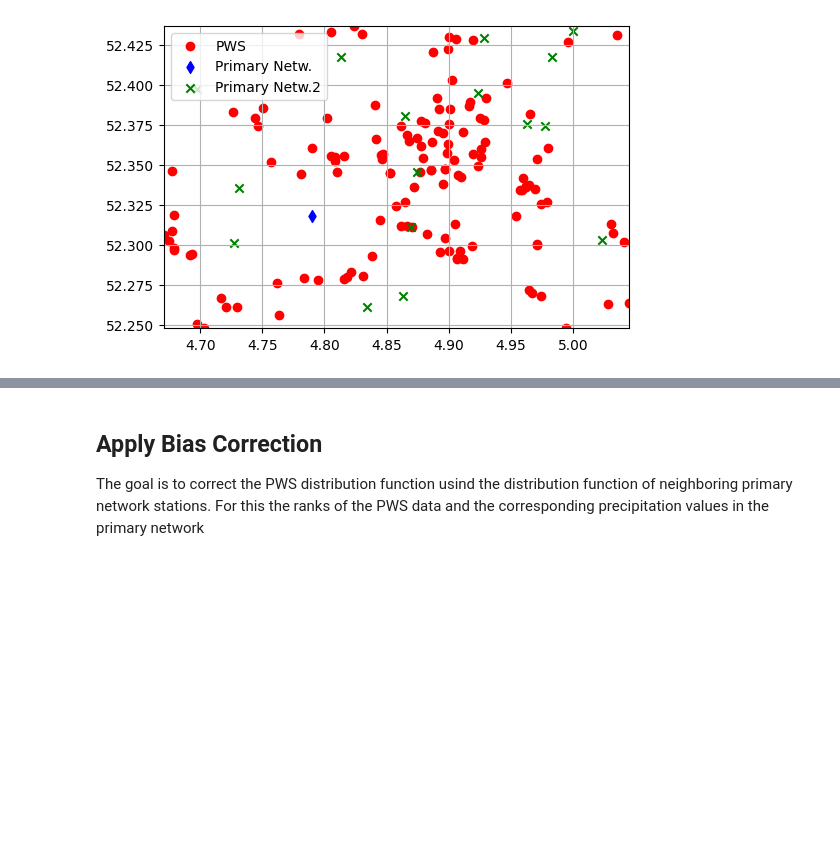
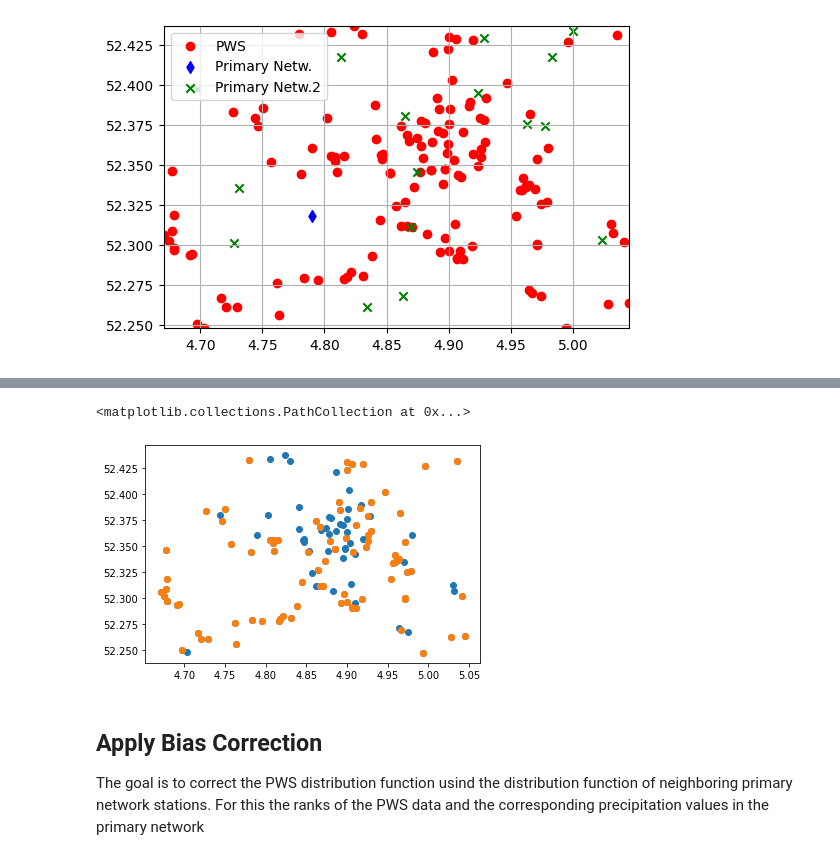
Before and after one commit to AbbasElHachem/pws-pyqc, a Jupyter notebook: OpenSense/Jupyter_Notebboks/Indicator_corr_Ams.ipynb, the cells around one changed output, grey strips where cells are left out. Saved outputs shown, nothing was run; the diff lists cells and outputs as text; code cells hidden in the pictures; blank space fills up the shorter version.

```diff
--- a/OpenSense/Jupyter_Notebboks/Indicator_corr_Ams.ipynb
+++ b/OpenSense/Jupyter_Notebboks/Indicator_corr_Ams.ipynb
@@ -1034,3 +1033,12 @@ plot_pws_prim_netz_loc_AMS(lon_pws=df_pws_coords.loc[pws_ids_accepted, 'lon'],
+# %%
+plt.scatter(df_pws_coords.loc[:, 'lon'],
+           df_pws_coords.loc[:, 'lat'])
+
+plt.scatter(df_pws_coords.loc[pws_ids_accepted, 'lon'],
+           df_pws_coords.loc[pws_ids_accepted, 'lat'])
+# %% [output]
+<matplotlib.collections.PathCollection at 0x...>
+[figure, added]
 # %% [markdown]
 ## Apply Bias Correction
 
```
Also changed, not shown: parts of 17 cells of this notebook.
